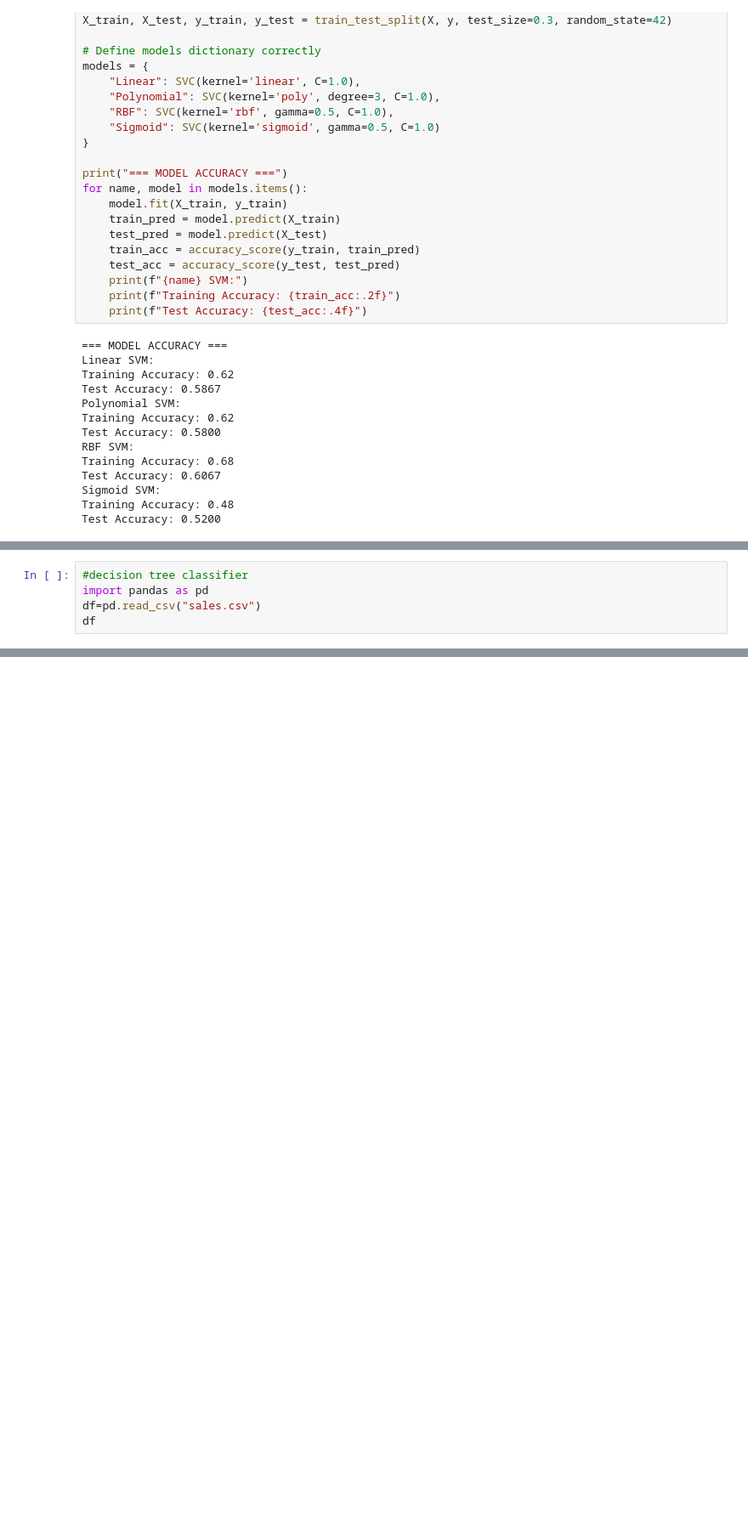
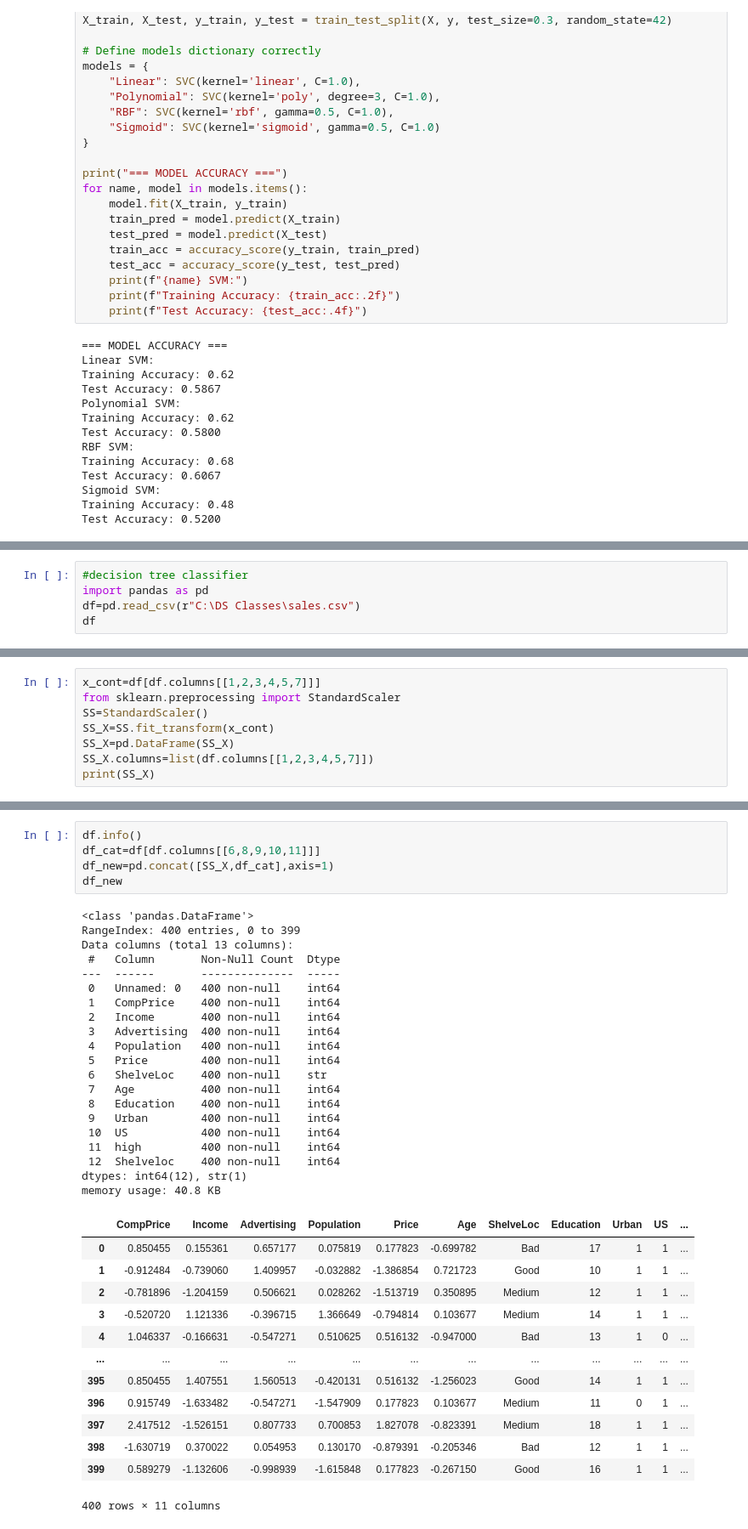
Before and after one commit to Mohammed-Zaheerullah/data-science-portfolio, a Jupyter notebook: core-data-science-practice.ipynb, the cells around one changed output, grey strips where cells are left out. Shown at 85% size. Saved outputs shown, nothing was run; the diff lists cells and outputs as text; blank space fills up the shorter version.

```diff
--- a/core-data-science-practice.ipynb
+++ b/core-data-science-practice.ipynb
@@ -1979,6 +1979,6 @@ df.head()
 # %%
 #decision tree classifier
 import pandas as pd
-df=pd.read_csv("sales.csv")
+df=pd.read_csv(r"C:\DS Classes\sales.csv")
 df
 # %% [output]
@@ -1985,0 +2045,8 @@ FileNotFoundError: [Errno 2] No such file or directory: 'sales.csv'
+# %%
+x_cont=df[df.columns[[1,2,3,4,5,7]]]
+from sklearn.preprocessing import StandardScaler
+SS=StandardScaler()
+SS_X=SS.fit_transform(x_cont)
+SS_X=pd.DataFrame(SS_X)
+SS_X.columns=list(df.columns[[1,2,3,4,5,7]])
+print(SS_X)
@@ -1985,0 +2083,39 @@ FileNotFoundError: [Errno 2] No such file or directory: 'sales.csv'
+# %%
+df.info()
+df_cat=df[df.columns[[6,8,9,10,11]]]
+df_new=pd.concat([SS_X,df_cat],axis=1)
+df_new
+# %% [output]
+<class 'pandas.DataFrame'>
+RangeIndex: 400 entries, 0 to 399
+Data columns (total 13 columns):
+ #   Column       Non-Null Count  Dtype
+---  ------       --------------  -----
+ 0   Unnamed: 0   400 non-null    int64
+ 1   CompPrice    400 non-null    int64
+ 2   Income       400 non-null    int64
+ 3   Advertising  400 non-null    int64
+ 4   Population   400 non-null    int64
+ 5   Price        400 non-null    int64
+ 6   ShelveLoc    400 non-null    str
+ 7   Age          400 non-null    int64
+ 8   Education    400 non-null    int64
+ 9   Urban        400 non-null    int64
+ 10  US           400 non-null    int64
+ 11  high         400 non-null    int64
+ 12  Shelveloc    400 non-null    int64
+dtypes: int64(12), str(1)
+memory usage: 40.8 KB
+|  | CompPrice | Income | Advertising | Population | Price | Age | ShelveLoc | Education | Urban | US | ... |
+| 0 | 0.850455 | 0.155361 | 0.657177 | 0.075819 | 0.177823 | -0.699782 | Bad | 17 | 1 | 1 | ... |
+| 1 | -0.912484 | -0.739060 | 1.409957 | -0.032882 | -1.386854 | 0.721723 | Good | 10 | 1 | 1 | ... |
+| 2 | -0.781896 | -1.204159 | 0.506621 | 0.028262 | -1.513719 | 0.350895 | Medium | 12 | 1 | 1 | ... |
+| 3 | -0.520720 | 1.121336 | -0.396715 | 1.366649 | -0.794814 | 0.103677 | Medium | 14 | 1 | 1 | ... |
+| 4 | 1.046337 | -0.166631 | -0.547271 | 0.510625 | 0.516132 | -0.947000 | Bad | 13 | 1 | 0 | ... |
+| ... | ... | ... | ... | ... | ... | ... | ... | ... | ... | ... | ... |
+| 395 | 0.850455 | 1.407551 | 1.560513 | -0.420131 | 0.516132 | -1.256023 | Good | 14 | 1 | 1 | ... |
+| 396 | 0.915749 | -1.633482 | -0.547271 | -1.547909 | 0.177823 | 0.103677 | Medium | 11 | 0 | 1 | ... |
+| 397 | 2.417512 | -1.526151 | 0.807733 | 0.700853 | 1.827078 | -0.823391 | Medium | 18 | 1 | 1 | ... |
+| 398 | -1.630719 | 0.370022 | 0.054953 | 0.130170 | -0.879391 | -0.205346 | Bad | 12 | 1 | 1 | ... |
+| 399 | 0.589279 | -1.132606 | -0.998939 | -1.615848 | 0.177823 | -0.267150 | Good | 16 | 1 | 1 | ... |
+400 rows × 11 columns
```
Also changed, not shown: parts of 18 cells of this notebook.
